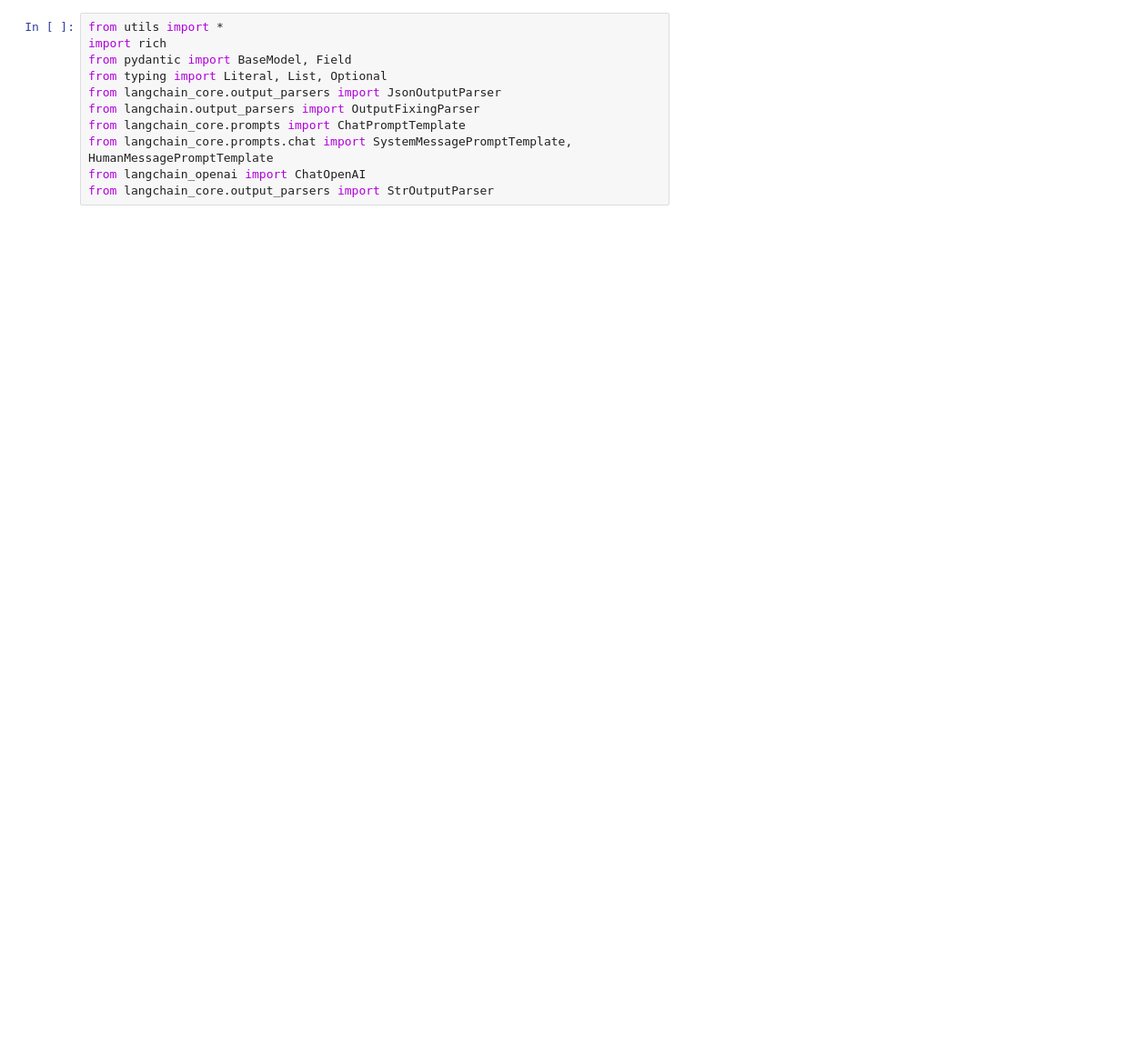
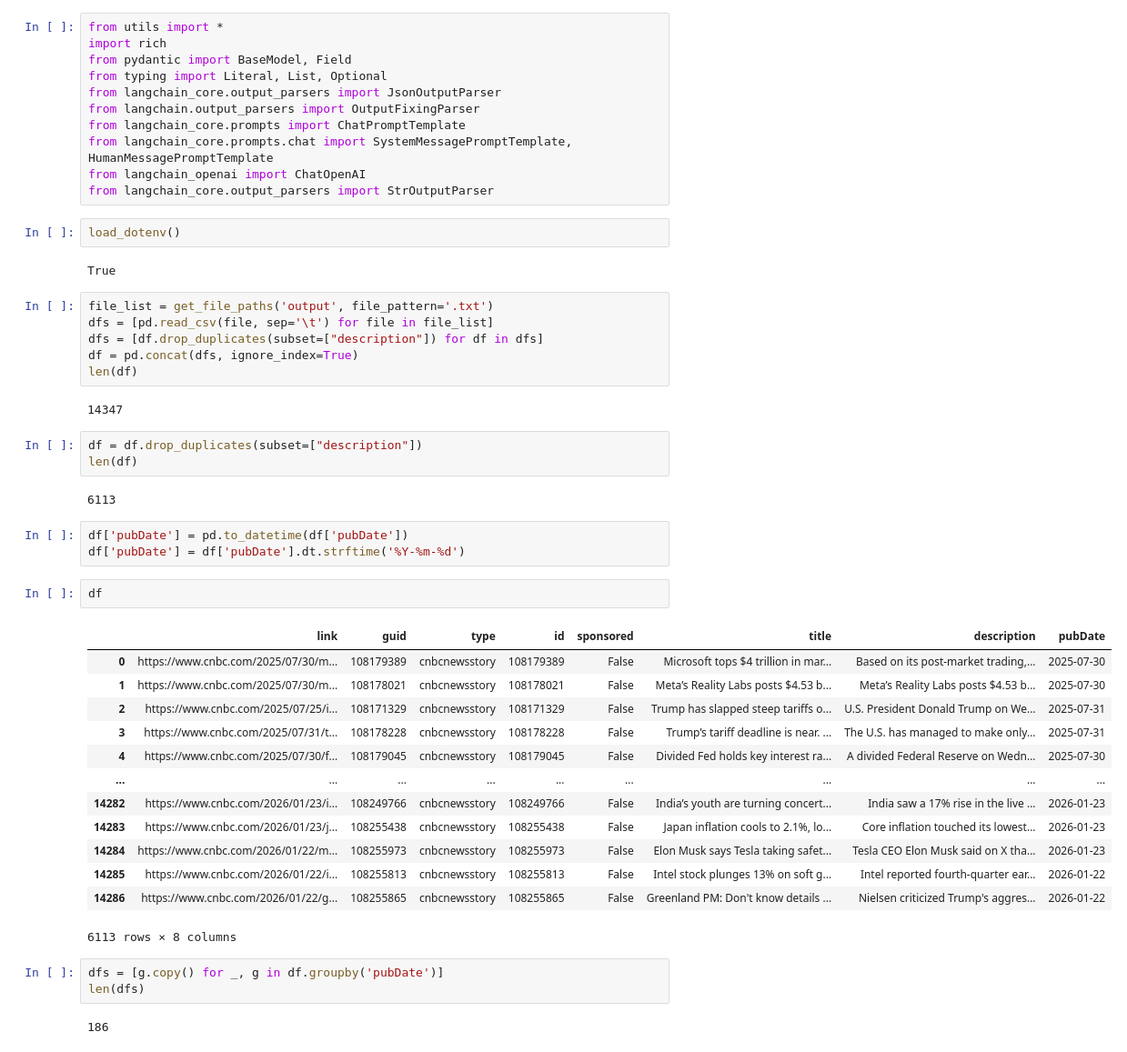
Before and after one commit to laceto/rss_feed, a Jupyter notebook: trader assistant 3.ipynb, the cells around one changed output. Shown at 91% size. Drawn from its saved outputs; the diff is of its cells as text; blank space fills up the shorter version.

```diff
--- a/trader assistant 3.ipynb
+++ b/trader assistant 3.ipynb
@@ -9,4 +9,45 @@ from langchain_core.prompts import ChatPromptTemplate
 from langchain_core.prompts.chat import SystemMessagePromptTemplate, HumanMessagePromptTemplate
 from langchain_openai import ChatOpenAI
 from langchain_core.output_parsers import StrOutputParser
+# %%
+load_dotenv()
+# %% [output]
+True
+# %%
+file_list = get_file_paths('output', file_pattern='.txt')
+dfs = [pd.read_csv(file, sep='\t') for file in file_list]
+dfs = [df.drop_duplicates(subset=["description"]) for df in dfs]
+df = pd.concat(dfs, ignore_index=True)
+len(df)
+# %% [output]
+14347
+# %%
+df = df.drop_duplicates(subset=["description"])
+len(df)
+# %% [output]
+6113
+# %%
+df['pubDate'] = pd.to_datetime(df['pubDate'])
+df['pubDate'] = df['pubDate'].dt.strftime('%Y-%m-%d')
+# %%
+df
+# %% [output]
+|  | link | guid | type | id | sponsored | title | description | pubDate |
+| 0 | https://www.cnbc.com/2025/07/30/m... | 108179389 | cnbcnewsstory | 108179389 | False | Microsoft tops $4 trillion in mar... | Based on its post-market trading,... | 2025-07-30 |
+| 1 | https://www.cnbc.com/2025/07/30/m... | 108178021 | cnbcnewsstory | 108178021 | False | Meta’s Reality Labs posts $4.53 b... | Meta’s Reality Labs posts $4.53 b... | 2025-07-30 |
+| 2 | https://www.cnbc.com/2025/07/25/i... | 108171329 | cnbcnewsstory | 108171329 | False | Trump has slapped steep tariffs o... | U.S. President Donald Trump on We... | 2025-07-31 |
+| 3 | https://www.cnbc.com/2025/07/31/t... | 108178228 | cnbcnewsstory | 108178228 | False | Trump’s tariff deadline is near. ... | The U.S. has managed to make only... | 2025-07-31 |
+| 4 | https://www.cnbc.com/2025/07/30/f... | 108179045 | cnbcnewsstory | 108179045 | False | Divided Fed holds key interest ra... | A divided Federal Reserve on Wedn... | 2025-07-30 |
+| ... | ... | ... | ... | ... | ... | ... | ... | ... |
+| 14282 | https://www.cnbc.com/2026/01/23/i... | 108249766 | cnbcnewsstory | 108249766 | False | India’s youth are turning concert... | India saw a 17% rise in the live ... | 2026-01-23 |
+| 14283 | https://www.cnbc.com/2026/01/23/j... | 108255438 | cnbcnewsstory | 108255438 | False | Japan inflation cools to 2.1%, lo... | Core inflation touched its lowest... | 2026-01-23 |
+| 14284 | https://www.cnbc.com/2026/01/22/m... | 108255973 | cnbcnewsstory | 108255973 | False | Elon Musk says Tesla taking safet... | Tesla CEO Elon Musk said on X tha... | 2026-01-23 |
+| 14285 | https://www.cnbc.com/2026/01/22/i... | 108255813 | cnbcnewsstory | 108255813 | False | Intel stock plunges 13% on soft g... | Intel reported fourth-quarter ear... | 2026-01-22 |
+| 14286 | https://www.cnbc.com/2026/01/22/g... | 108255865 | cnbcnewsstory | 108255865 | False | Greenland PM: Don't know details ... | Nielsen criticized Trump's aggres... | 2026-01-22 |
+6113 rows × 8 columns
+# %%
+dfs = [g.copy() for _, g in df.groupby('pubDate')]
+len(dfs)
+# %% [output]
+186
 # %%
```
Also changed, not shown: parts of 12 cells of this notebook.
